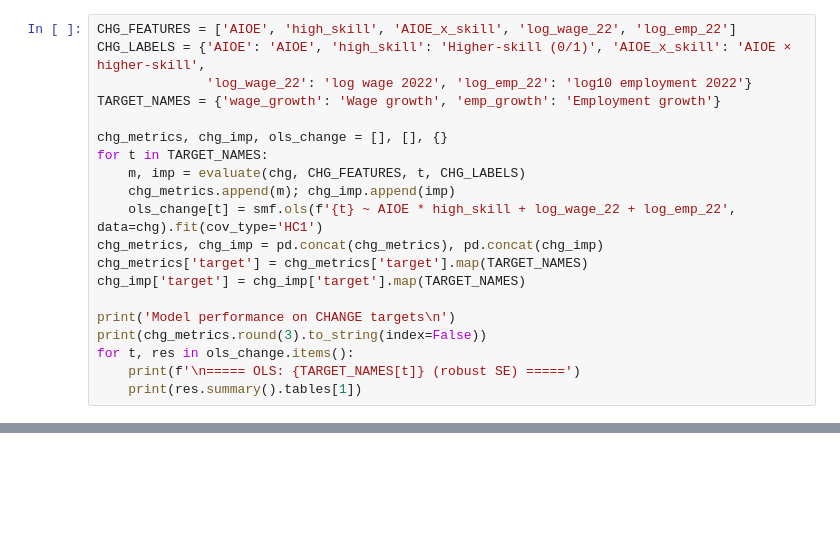
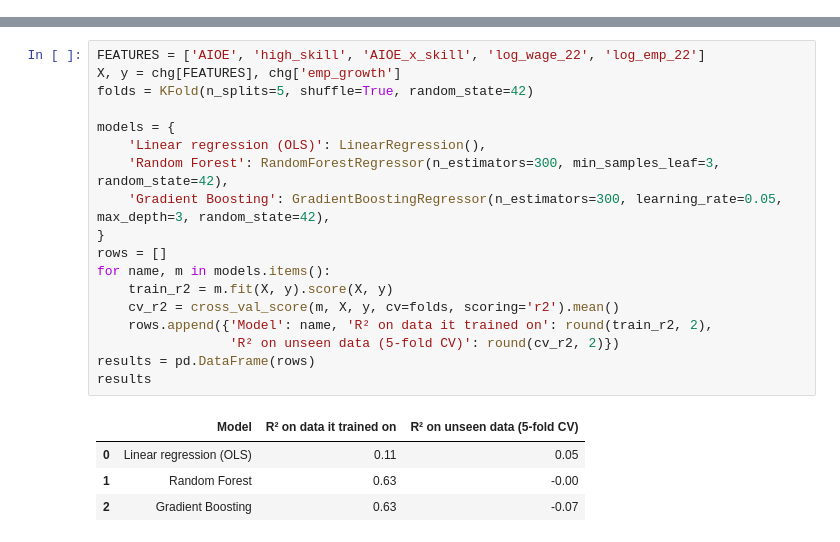
Before and after one commit to mikaohayon/AI_displacement_project, a Jupyter notebook: final/03_Findings_Visuals_Models.ipynb, the cells around one changed output, grey strips where cells are left out. Drawn from its saved outputs; the diff is of its cells as text; blank space fills up the shorter version.

```diff
--- a/final/03_Findings_Visuals_Models.ipynb
+++ b/final/03_Findings_Visuals_Models.ipynb
@@ -759,20 +0,0 @@ Inputs: AIOE, higher-skill (0/1), the AIOE × higher-skill interaction, and two
-# %%
-CHG_FEATURES = ['AIOE', 'high_skill', 'AIOE_x_skill', 'log_wage_22', 'log_emp_22']
-CHG_LABELS = {'AIOE': 'AIOE', 'high_skill': 'Higher-skill (0/1)', 'AIOE_x_skill': 'AIOE × higher-skill',
-              'log_wage_22': 'log wage 2022', 'log_emp_22': 'log10 employment 2022'}
-TARGET_NAMES = {'wage_growth': 'Wage growth', 'emp_growth': 'Employment growth'}
-
-chg_metrics, chg_imp, ols_change = [], [], {}
-for t in TARGET_NAMES:
-    m, imp = evaluate(chg, CHG_FEATURES, t, CHG_LABELS)
-    chg_metrics.append(m); chg_imp.append(imp)
-    ols_change[t] = smf.ols(f'{t} ~ AIOE * high_skill + log_wage_22 + log_emp_22', data=chg).fit(cov_type='HC1')
-chg_metrics, chg_imp = pd.concat(chg_metrics), pd.concat(chg_imp)
-chg_metrics['target'] = chg_metrics['target'].map(TARGET_NAMES)
-chg_imp['target'] = chg_imp['target'].map(TARGET_NAMES)
-
-print('Model performance on CHANGE targets\n')
-print(chg_metrics.round(3).to_string(index=False))
-for t, res in ols_change.items():
-    print(f'\n===== OLS: {TARGET_NAMES[t]} (robust SE) =====')
-    print(res.summary().tables[1])
@@ -957,0 +283,23 @@ BOTTOM LINE
+# %%
+FEATURES = ['AIOE', 'high_skill', 'AIOE_x_skill', 'log_wage_22', 'log_emp_22']
+X, y = chg[FEATURES], chg['emp_growth']
+folds = KFold(n_splits=5, shuffle=True, random_state=42)
+
+models = {
+    'Linear regression (OLS)': LinearRegression(),
+    'Random Forest': RandomForestRegressor(n_estimators=300, min_samples_leaf=3, random_state=42),
+    'Gradient Boosting': GradientBoostingRegressor(n_estimators=300, learning_rate=0.05, max_depth=3, random_state=42),
+}
+rows = []
+for name, m in models.items():
+    train_r2 = m.fit(X, y).score(X, y)
+    cv_r2 = cross_val_score(m, X, y, cv=folds, scoring='r2').mean()
+    rows.append({'Model': name, 'R² on data it trained on': round(train_r2, 2),
+                 'R² on unseen data (5-fold CV)': round(cv_r2, 2)})
+results = pd.DataFrame(rows)
+results
+# %% [output]
+|  | Model | R² on data it trained on | R² on unseen data (5-fold CV) |
+| 0 | Linear regression (OLS) | 0.11 | 0.05 |
+| 1 | Random Forest | 0.63 | -0.00 |
+| 2 | Gradient Boosting | 0.63 | -0.07 |
```
Also changed, not shown: parts of 83 cells of this notebook.
